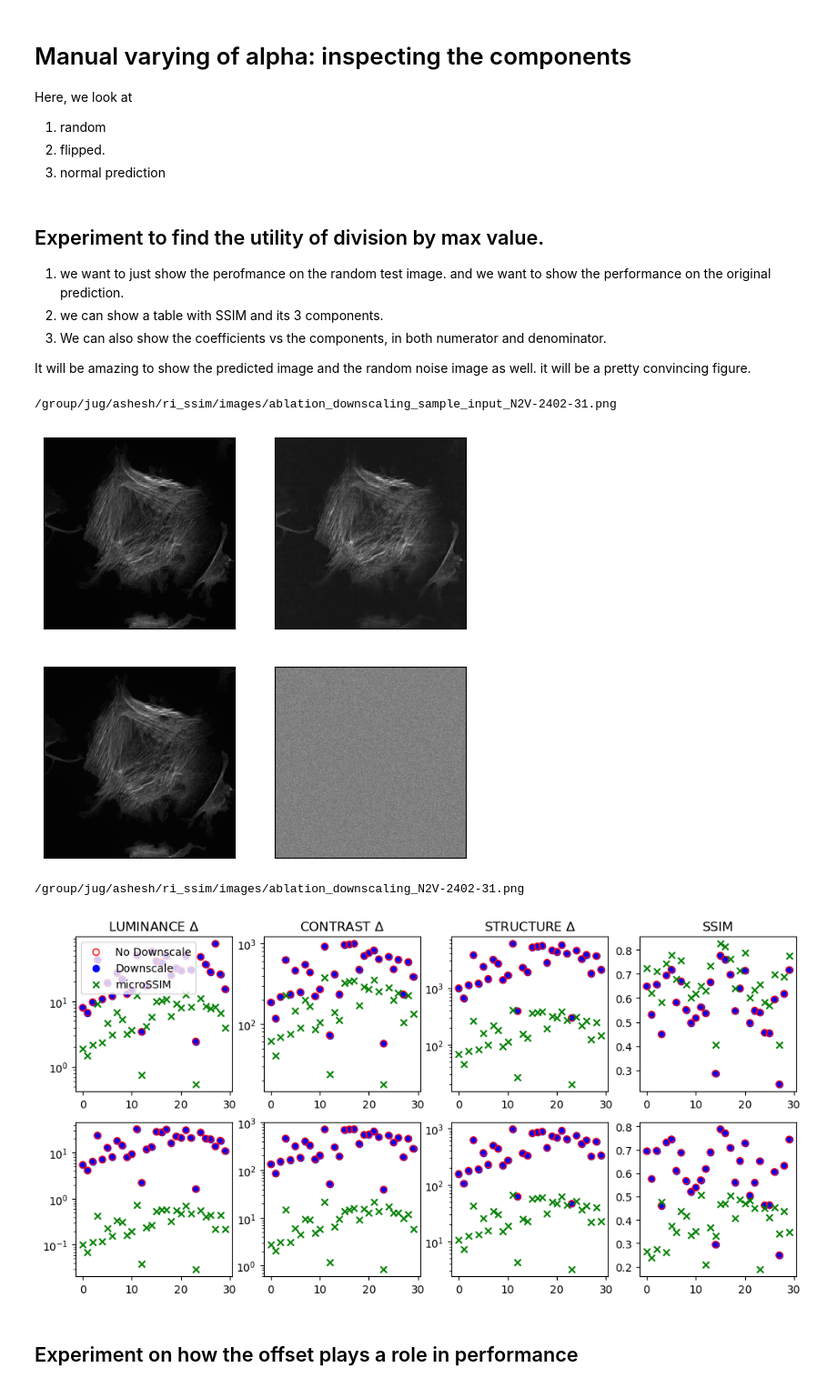
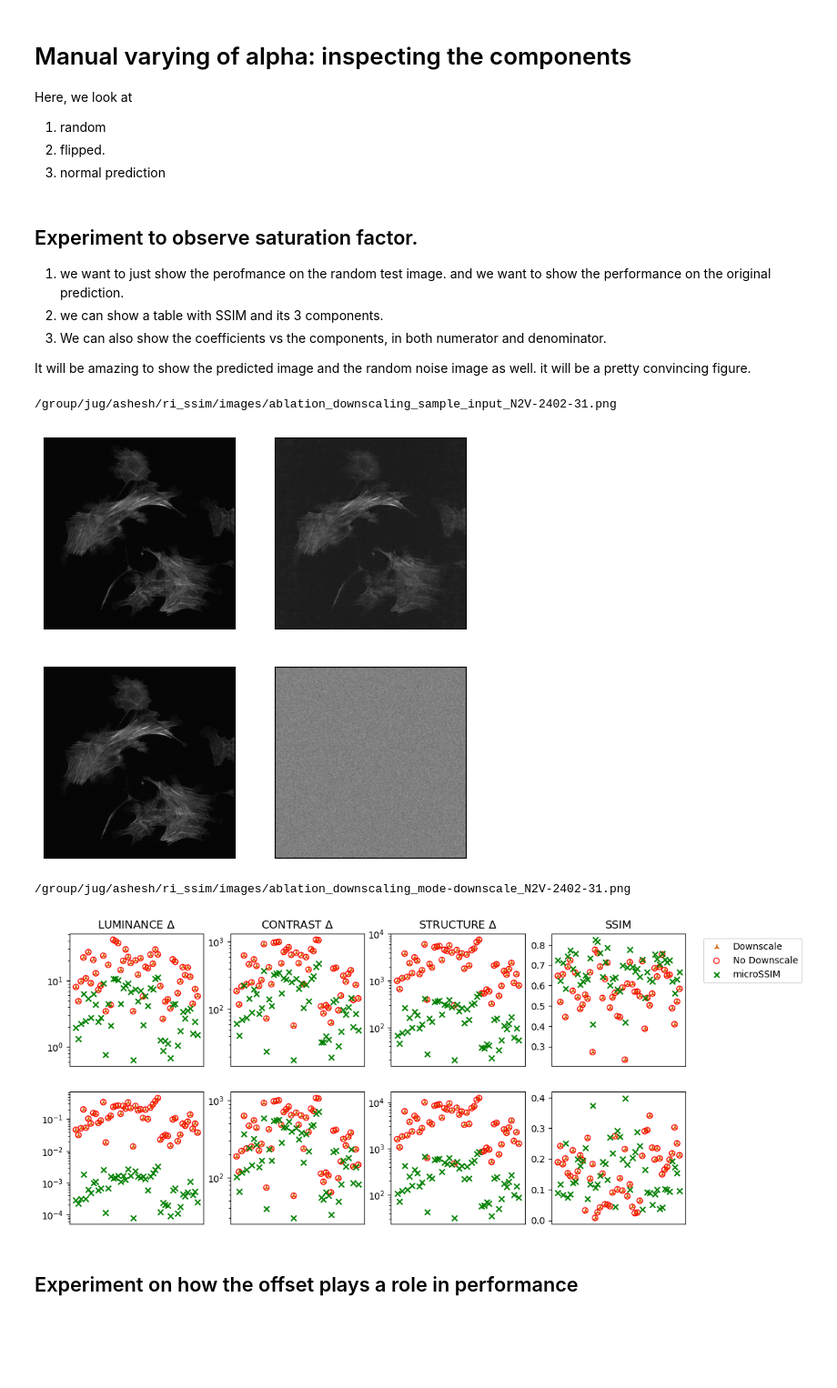
Before and after one commit to juglab/MicroSSIM, a Jupyter notebook: notebooks/Evaluate.ipynb, the cells around one changed output. Shown at 91% size. Cells and saved outputs as stored; diff of their text form; code cells hidden in the pictures; blank space fills up the shorter version.

```diff
--- a/notebooks/Evaluate.ipynb
+++ b/notebooks/Evaluate.ipynb
@@ -315,7 +316,7 @@ def boundary_color(ax_cur, color):
     for spine in ax_cur.spines.values():
         spine.set_edgecolor(color)
 
-save_to_file = True and not debug_mode
+save_to_file = False and not debug_mode
 ith_img= 8
 
 idx = idx_list[ith_img]
@@ -578,16 +577,16 @@ from ri_ssim.ri_ssim import _ssim_from_params, structural_similarity_dict
 from tqdm import tqdm
 import numpy as np
 from collections import defaultdict
-save_to_file = True and not debug_mode
+save_to_file = False and not debug_mode
 
 ssim_components = defaultdict(list)
 idx_list = []
 alpha_list = np.concatenate([np.arange(0,300,1)])
-num_idx = 30
+num_idx = 5
 for idx in np.random.choice(len(gt), size=num_idx, replace=False):
     idx_list.append(idx)
-    gt_cur = microSSIM_normalization(gt[idx])
-    pred_cur = microSSIM_normalization(pred[idx])
+    gt_cur = microSSIM_gt_norm(gt[idx])
+    pred_cur = microSSIM_pred_norm(pred[idx])
 
 
     ssim_dict = structural_similarity_dict(
@@ -703,7 +703,7 @@ Here, we look at
 #     plt.tight_layout()
 #     plt.savefig(fpath, dpi=200)
 # %% [markdown]
-## Experiment to find the utility of division by max value.
+## Experiment to observe saturation factor.
 1. we want to just show the perofmance on the random test image. and we want to show the performance on the original prediction.
 2. we can show a table with SSIM and its 3 components.
 3. We can also show the coefficients vs the components, in both numerator and denominator.
@@ -802,11 +808,11 @@ for downscale in [True, False, 'microSSIM']:
 # %%
-save_to_file = True and not debug_mode
+save_to_file = True #and not debug_mode
 img_sz = 3
-
+idx_tmp= 0
 _,ax = plt.subplots(figsize=(img_sz*2,img_sz*2),ncols=2,nrows=2)
-ax[0,0].imshow(gt[10], cmap='gray')
-ax[0,1].imshow(pred[10], cmap='gray')
-ax[1,0].imshow(gt[10], cmap='gray')
+ax[0,0].imshow(gt[idx_tmp], cmap='gray')
+ax[0,1].imshow(pred[idx_tmp], cmap='gray')
+ax[1,0].imshow(gt[idx_tmp], cmap='gray')
 ax[1,1].imshow(np.random.rand(*gt_tmp.shape), cmap='gray')
 clean_ax(ax)
 if save_to_file:
@@ -817,54 +823,74 @@ if save_to_file:
     plt.savefig(fpath, dpi=200)
 # %% [output]
 /group/jug/ashesh/ri_ssim/images/ablation_downscaling_sample_input_N2V-2402-31.png
-[figure, old version]
+[figure, new version]
 # %%
 from matplotlib.ticker import FormatStrFormatter
 import pandas as pd
-
+mode = 'downscale'
+assert mode in ['background', 'downscale']
 _,ax = plt.subplots(figsize=(4*img_sz,1.9*img_sz),ncols=4,nrows=2)
 for col_ix, key in enumerate(['luminance', 'contrast', 'structure', 'SSIM']):
-    df = pd.DataFrame(correct_pred_factorsdict[True][key]).abs().min(axis=1)
-    ax[0,col_ix].scatter(df.index, df.values, label='Downscale', color='blue')
-    df = pd.DataFrame(random_pred_factorsdict[True][key]).abs().min(axis=1)
-    ax[1,col_ix].scatter(df.index, df.values, label='Downscale', color='blue')
+    if mode == 'background':
+        # no bkg removal
+        df = pd.DataFrame(correct_pred_factorsdict['no_bkg_rmv'][key]).abs().min(axis=1)
+        ax[0,col_ix].scatter(df.index, df.values, label='With Bkg.', color='#0072B2', marker='h', facecolors='none')
+        df = pd.DataFrame(random_pred_factorsdict['no_bkg_rmv'][key]).abs().min(axis=1)
+        ax[1,col_ix].scatter(df.index, df.values, label='With Bkg.', color='#0072B2', marker='h', facecolors='none')
 
-    df = pd.DataFrame(correct_pred_factorsdict[False][key]).abs().min(axis=1)
-    ax[0,col_ix].scatter(df.index, df.values, label='No Downscale', color='red', facecolors='none')
-    df = pd.DataFrame(random_pred_factorsdict[False][key]).abs().min(axis=1)
-    ax[1,col_ix].scatter(df.index, df.values, label='No Downscale', color='red', facecolors='none')
+        # no pred bkg removal
+        df = pd.DataFrame(correct_pred_factorsdict['no_pred_bkg_rmv'][key]).abs().min(axis=1)
+        ax[0,col_ix].scatter(df.index, df.values, label='No Pred. Bkg.', color='#D55E00', marker='x',)
+        df = pd.DataFrame(random_pred_factorsdict['no_pred_bkg_rmv'][key]).abs().min(axis=1)
+        ax[1,col_ix].scatter(df.index, df.values, label='No Pred. Bkg.', color='#D55E00', marker='x',)
+
+    elif mode == 'downscale':
+        df = pd.DataFrame(correct_pred_factorsdict['downscale'][key]).abs().min(axis=1)
+        ax[0,col_ix].scatter(df.index, df.values, label='Downscale', color='#D55E00', marker = '2')
+        df = pd.DataFrame(random_pred_factorsdict['downscale'][key]).abs().min(axis=1)
+        ax[1,col_ix].scatter(df.index, df.values, label='Downscale', color='#D55E00', marker = '2')
+
+        df = pd.DataFrame(correct_pred_factorsdict['no_downscale'][key]).abs().min(axis=1)
+        ax[0,col_ix].scatter(df.index, df.values, label='No Downscale', color='red', facecolors='none')
+        df = pd.DataFrame(random_pred_factorsdict['no_downscale'][key]).abs().min(axis=1)
+        ax[1,col_ix].scatter(df.index, df.values, label='No Downscale', color='red', facecolors='none')
 
 
     # microSSIM
     df = pd.DataFrame(correct_pred_factorsdict['microSSIM'][key]).abs().min(axis=1)
     ax[0,col_ix].scatter(df.index, df.values, label='microSSIM', color='green', marker='x')
     df = pd.DataFrame(random_pred_factorsdict['microSSIM'][key]).abs().min(axis=1)
     ax[1,col_ix].scatter(df.index, df.values, label='microSSIM', color='green', marker='x')
 
     if key != 'SSIM':
         ax[0,col_ix].set_title(key.upper() + f' $\\Delta$', fontsize=12)
     else:
         ax[0,col_ix].set_title(key.upper(), fontsize=12)
 
     if key != 'SSIM':
         ax[0,col_ix].set_yscale('log')
         ax[1,col_ix].set_yscale('log')
 
-handles, labels = ax[0,0].get_legend_handles_labels()
-order = [1,0,2]
-ax[0,0].legend([handles[idx] for idx in order],[labels[idx] for idx in order], loc='upper left', fontsize=10)
+# handles, labels = ax[0,0].get_legend_handles_labels()
+# order = [1,0,2]
+# ax[0,0].legend([handles[idx] for idx in order],[labels[idx] for idx in order], loc='upper left', fontsize=10)
+# ax[0,3].legend(loc='lower right', fontsize=10)
+ax[0,3].legend(bbox_to_anchor=(1.1,1.0))
+for i in range(2):
+    for j in range(4):
+        ax[i,j].tick_params(axis='x',which='both',bottom=False, top=False,labelbottom=False)
 
 # ax[0,0].legend(loc='upper left', fontsize=10)
 # plt.tight_layout()
 if save_to_file:
     postfix= os.path.basename(gt_path).replace('gt-','').replace('.tif','.png')
-    fname = f'ablation_downscaling_{postfix}'
+    fname = f'ablation_downscaling_mode-{mode}_{postfix}'
     fpath = os.path.join('/group/jug/ashesh/ri_ssim/images', fname)
     print(fpath)
     plt.savefig(fpath, dpi=200)
 # %% [output]
-/group/jug/ashesh/ri_ssim/images/ablation_downscaling_N2V-2402-31.png
+/group/jug/ashesh/ri_ssim/images/ablation_downscaling_mode-downscale_N2V-2402-31.png
-[figure, old version]
+[figure, new version]
 # %% [markdown]
 ## Experiment on how the offset plays a role in performance
 # %%
```
Also changed, not shown: parts of 23 cells of this notebook.
